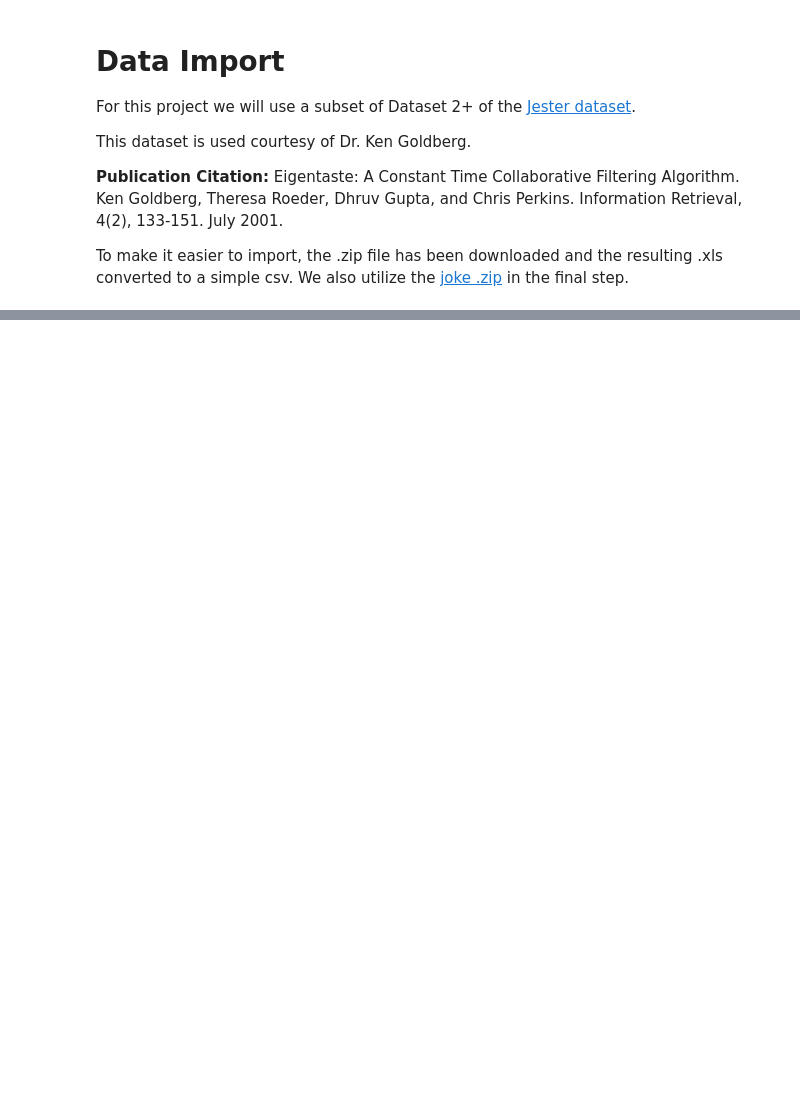
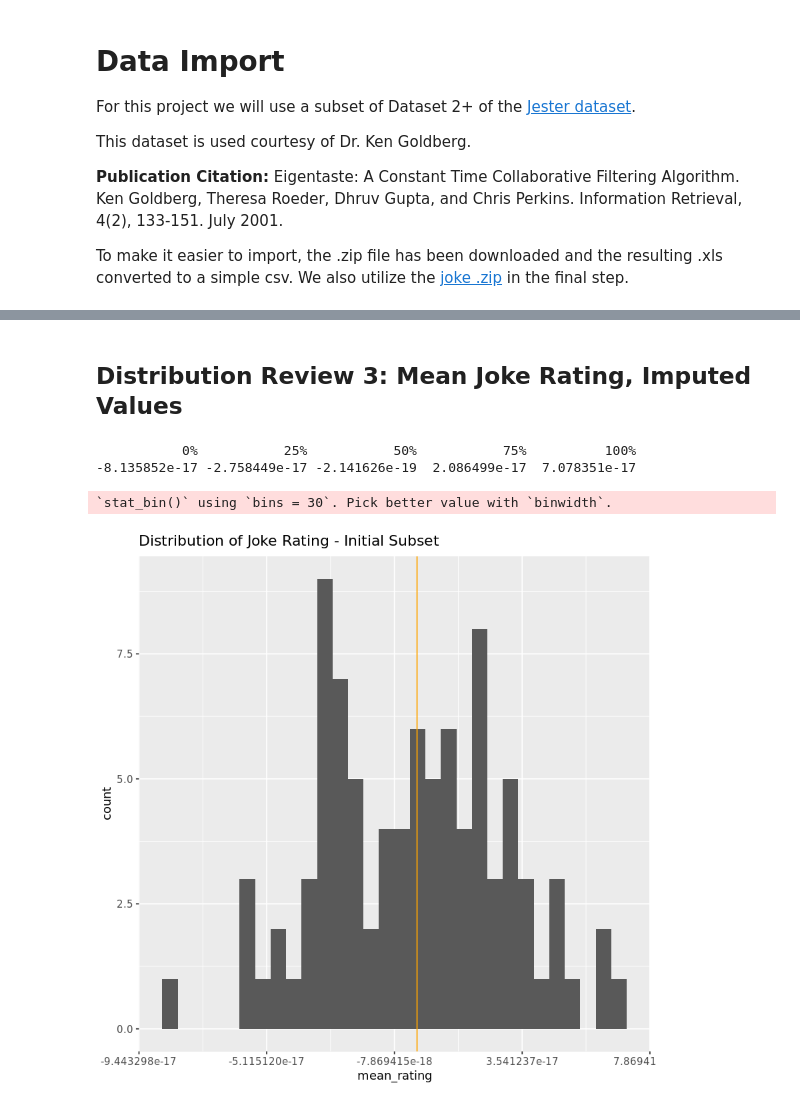
Before and after one commit to wwells/CUNY_DATA_643, a Jupyter notebook: Project5/Project5.ipynb, the cells around one changed output, grey strips where cells are left out. Saved outputs shown, nothing was run; the diff lists cells and outputs as text; code cells hidden in the pictures; blank space fills up the shorter version.

```diff
--- a/Project5/Project5.ipynb
+++ b/Project5/Project5.ipynb
@@ -38,0 +117,5 @@ jester <- jester[,1:101]# remove last 50 so it matches with our available joke t
+# %%
+jMeans <- colMeans(jesterScaled, na.rm=TRUE)
+indx <- which(is.na(jesterScaled), arr.ind=TRUE)
+jesterScaled[indx] <- jMeans[indx[,2]]
+head(jesterScaled)
@@ -38,0 +130,13 @@ jester <- jester[,1:101]# remove last 50 so it matches with our available joke t
+# %% [markdown]
+## Distribution Review 3:  Mean Joke Rating, Imputed Values
+# %%
+mean_rating <- colMeans(jesterScaled)
+quantile(mean_rating)
+goodrating <- quantile(mean_rating, .5)
+qplot(mean_rating) + ggtitle("Distribution of Joke Rating - Initial Subset") +
+    geom_vline(xintercept = goodrating, col='orange')
+# %% [output]
+           0%           25%           50%           75%          100%
+-8.135852e-17 -2.758449e-17 -2.141626e-19  2.086499e-17  7.078351e-17
+`stat_bin()` using `bins = 30`. Pick better value with `binwidth`.
+[figure, added]
```
Also changed, not shown: parts of 51 cells of this notebook, 1 other file.
